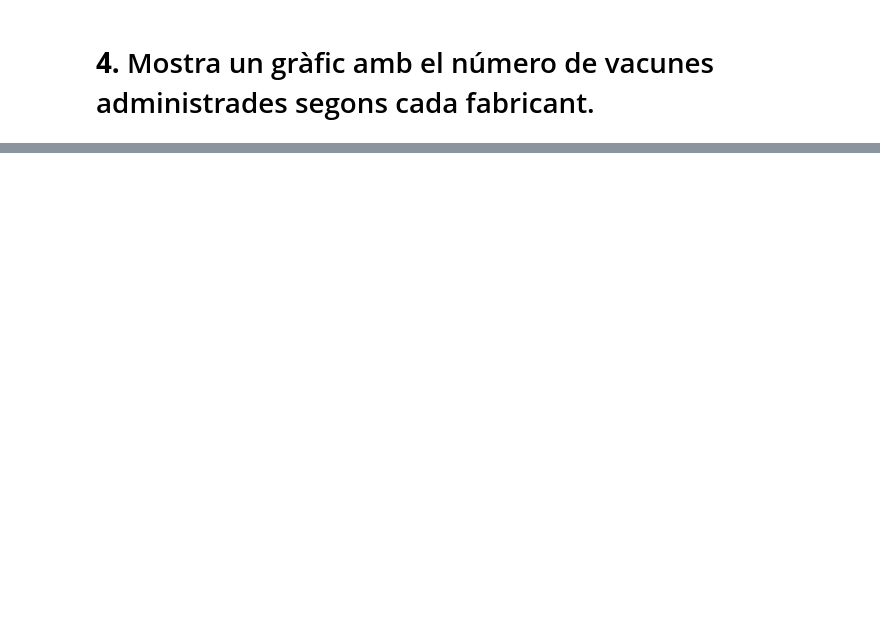
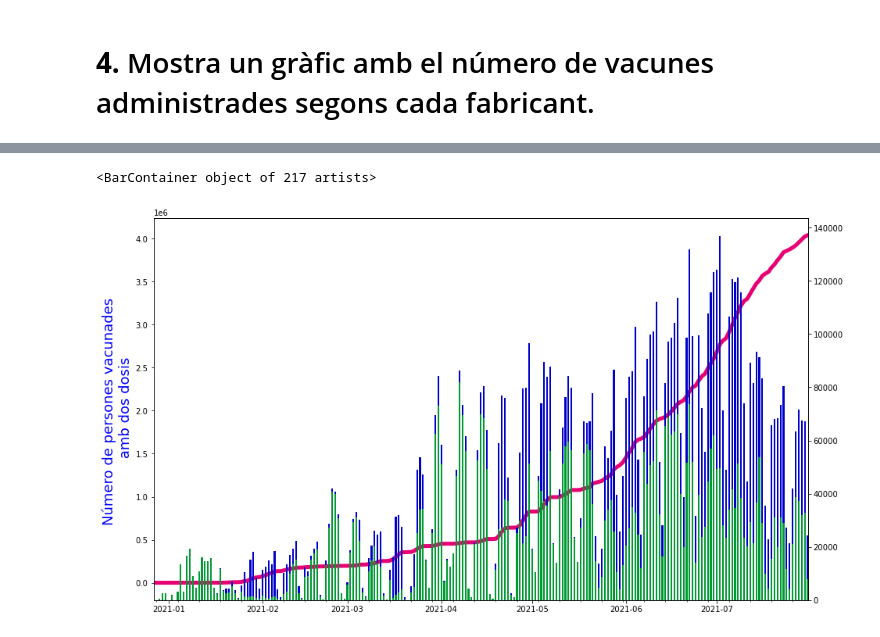
Before and after one commit to JosepAnSabate/blog_post_vac, a Jupyter notebook: Data_vaccinacio_matplotlib.ipynb, the cells around one changed output, grey strips where cells are left out. Drawn from its saved outputs; the diff is of its cells as text; code cells hidden in the pictures; blank space fills up the shorter version.

```diff
--- a/Data_vaccinacio_matplotlib.ipynb
+++ b/Data_vaccinacio_matplotlib.ipynb
@@ -250,0 +376,24 @@ ax.set_ylabel('Número de persones vacunades \n amb dos dosis', fontsize=18,  co
+# %%
+# Plot your data
+fig, ax = plt.subplots(figsize=(15,9))
+
+width_col = 0.57
+labels = df_vac_app.index
+
+#cummul
+df_vac_app["cumsum2"].plot(ax=ax, label = "Cumulative Completed Vaccination", linewidth=5, color='#e60073')
+
+# Make the y-axis label, ticks and tick labels match the line color.
+ax.set_ylabel('Número de persones vacunades \n amb dos dosis', fontsize=18,  color='b')
+#ax.tick_params('y', colors='b') # y axis color
+
+ax2 = ax.twinx() # Create a new Axes with an invisible x-axis and an independent y-axis positioned opposite to the original
+
+ax2.bar(labels, df_vac_app.RECOMPTE, width_col, label='Primera dosi', color='#009933') # first dose
+ax2.bar(labels, df_vac_app.REC_DOS, width_col, bottom=df_vac_app["RECOMPTE"], label='Segona dosi', color='#0000cc')
+
+# Turn off scientific notation
+#ax.ticklabel_format(style='plain')
+# %% [output]
+<BarContainer object of 217 artists>
+[figure, added]
```
Also changed, not shown: parts of 28 cells of this notebook, 1 other file.
